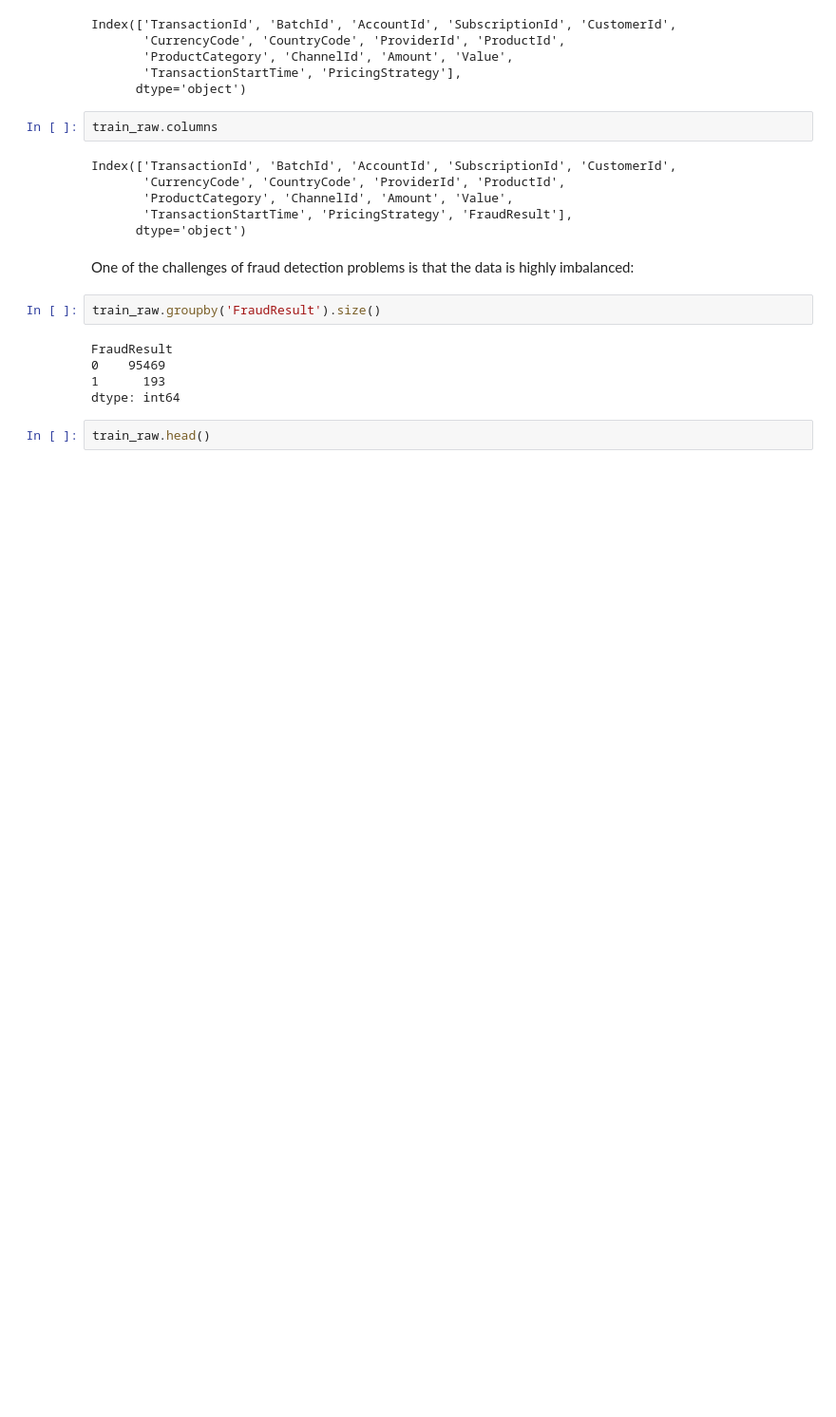
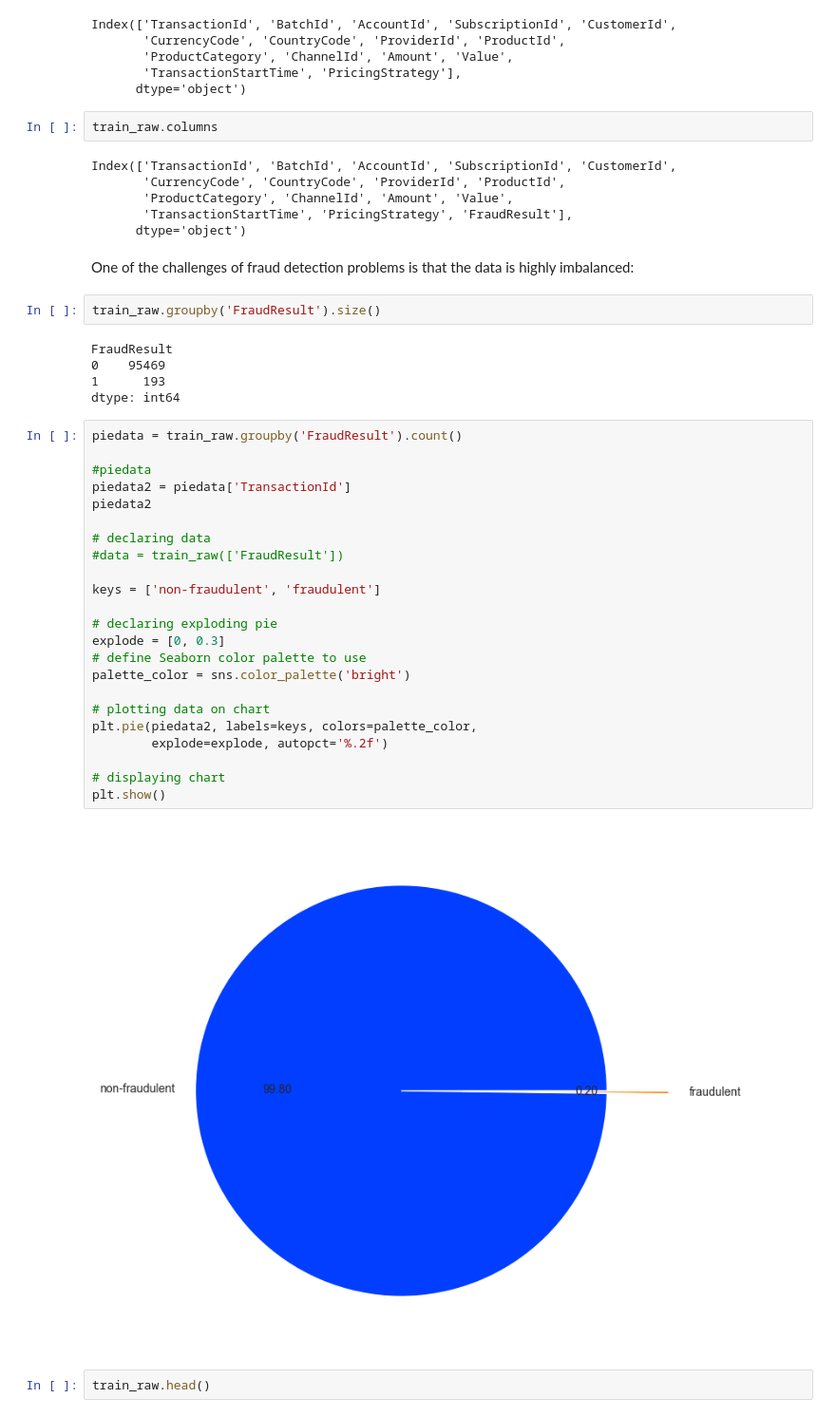
Before and after one commit to Ivyloeou/ML_Xente_Fraud_Detection, a Jupyter notebook: Fraud-detection-challenge.ipynb, the cells around one changed output. Shown at 95% size. Cells and saved outputs as stored; diff of their text form; blank space fills up the shorter version.

```diff
--- a/Fraud-detection-challenge.ipynb
+++ b/Fraud-detection-challenge.ipynb
@@ -144,6 +144,31 @@ FraudResult
 0    95469
 1      193
 dtype: int64
+# %%
+piedata = train_raw.groupby('FraudResult').count()
+
+#piedata
+piedata2 = piedata['TransactionId']
+piedata2
+
+# declaring data
+#data = train_raw(['FraudResult'])
+
+keys = ['non-fraudulent', 'fraudulent']
+
+# declaring exploding pie
+explode = [0, 0.3]
+# define Seaborn color palette to use
+palette_color = sns.color_palette('bright')
+
+# plotting data on chart
+plt.pie(piedata2, labels=keys, colors=palette_color,
+        explode=explode, autopct='%.2f')
+
+# displaying chart
+plt.show()
+# %% [output]
+[figure, added]
 # %%
 train_raw.head()
 # %% [output]
```
Also changed, not shown: parts of 45 cells of this notebook.
